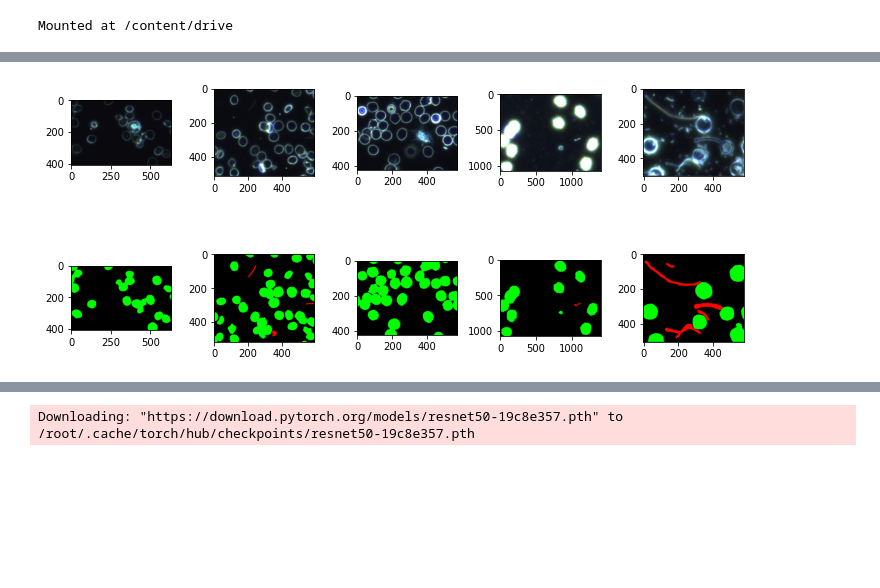
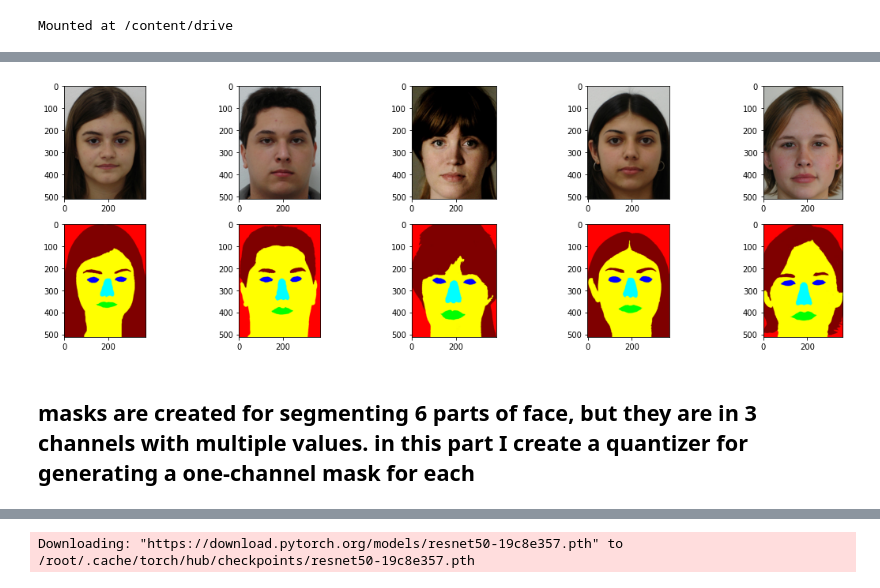
Before and after one commit to MahdiEsrafili/image_segmentation, a Jupyter notebook: face_segmentation.ipynb, the cells around one changed output, grey strips where cells are left out. Drawn from its saved outputs; the diff is of its cells as text; code cells hidden in the pictures; blank space fills up the shorter version.

Commit message:
adds mask quantization

```diff
--- a/face_segmentation.ipynb
+++ b/face_segmentation.ipynb
@@ -33,21 +39,20 @@ import os
 import random
 from PIL import Image
 os.environ['CUDA_LAUNCH_BLOCKING'] = "1"
-# %%
-plt.figure(figsize=(10, 5))
-idxs = np.random.randint(1, 366, size=5)
-for n, i in enumerate(idxs):
-  idx = '{:03}'.format(i)
-  img = cv2.imread(f'data/images/{idx}.png')
-  img = cv2.cvtColor(img, cv2.COLOR_BGR2RGB)
-  mask = cv2.imread(f'data/masks/{idx}.png')
-  mask[:,:,0] = np.where(mask[:,:,0]==2, 255, mask[:,:,0])
-  mask[:,:,1] = np.where(mask[:,:,1]==1, 255, mask[:,:,1])
-  plt.subplot(2, 5, n+1)
-  plt.imshow(img)
-  plt.subplot(2, 5, 5+n+1)
-  plt.imshow(mask)
-
-plt.tight_layout()
-# %% [output]
-[figure, removed]
+# %%
+path = '/content/data/data/FASSEG-frontal02'
+ids = random.sample(range(21), 5)
+plt.figure(figsize=(16,5))
+for i, id in enumerate(ids):
+  img = Image.open(os.path.join(path, 'Train_RGB', f'{id}.bmp'))
+  mask = Image.open(os.path.join(path, 'Train_Labels', f'{id}.bmp'))
+  plt.subplot(2, 5, i+1)
+  plt.imshow(img)
+  plt.subplot(2, 5, 5+i+1)
+  plt.imshow(mask)
+
+plt.tight_layout()
+# %% [output]
+[figure, added]
+# %% [markdown]
+## masks are created for segmenting 6 parts of face, but they are in 3 channels with multiple values. in this part I create a quantizer for generating a one-channel mask for each
```
Also changed, not shown: parts of 21 cells of this notebook.
